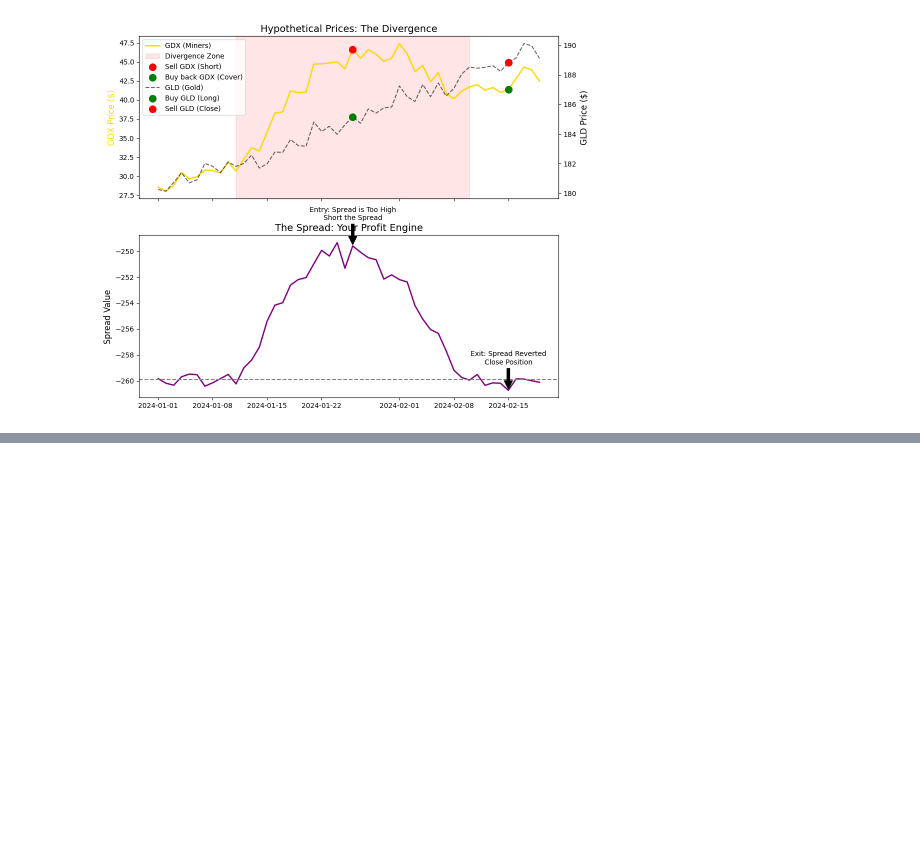
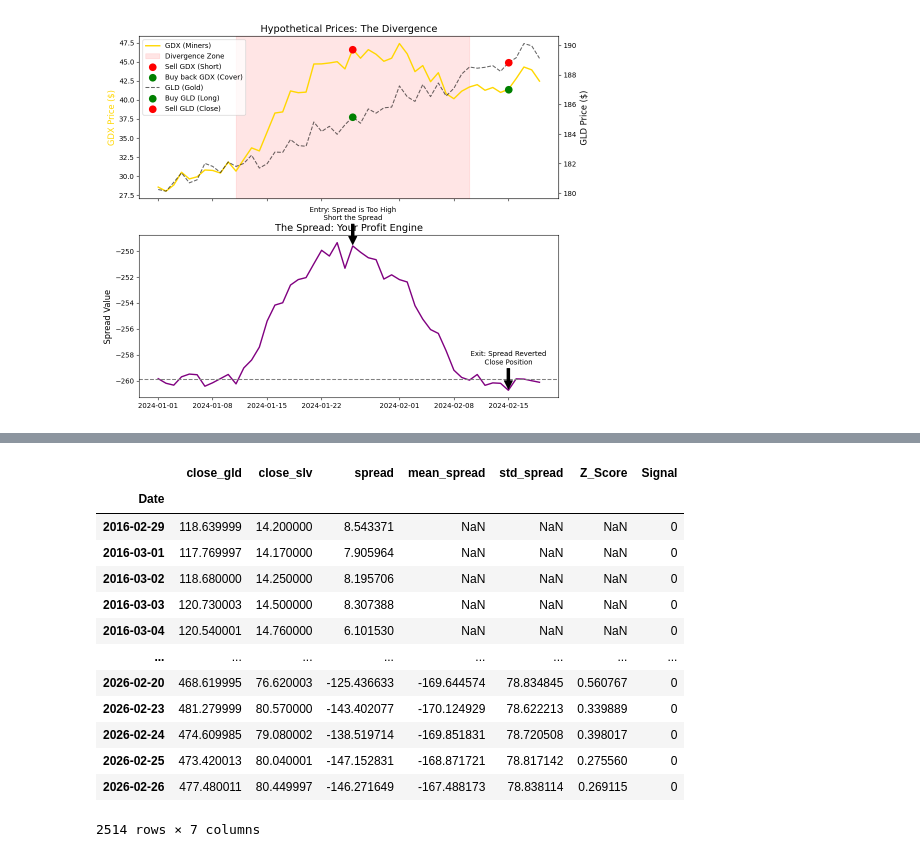
Before and after one commit to pearchew/learning_project, a Jupyter notebook: pairs_trading.ipynb, the cells around one changed output, grey strips where cells are left out. Drawn from its saved outputs; the diff is of its cells as text; code cells hidden in the pictures; blank space fills up the shorter version.

```diff
--- a/pairs_trading.ipynb
+++ b/pairs_trading.ipynb
@@ -98,0 +126,28 @@ hedge_ratio = model.params[0]
+# %%
+spread = pd.DataFrame({
+    'close_gld': data['Close']['GLD'],
+    'close_slv': data['Close']['SLV'],
+    'spread': data['Close']['GLD'] - hedge_ratio * data['Close']['SLV']
+})
+spread['mean_spread'] = spread['spread'].rolling(window = 30).mean()
+spread['std_spread'] = spread['spread'].rolling(window=30).std()
+spread['Z_Score'] = (spread['spread'] - spread['mean_spread']) / spread['std_spread']
+
+spread['Signal'] = np.where(spread['Z_Score'] < -2, 1, np.where(spread['Z_Score'] > 2, -1, 0))
+# %%
+spread
+# %% [output]
+|  | close_gld | close_slv | spread | mean_spread | std_spread | Z_Score | Signal |
+| Date |  |  |  |  |  |  |  |
+| 2016-02-29 | 118.639999 | 14.200000 | 8.543371 | NaN | NaN | NaN | 0 |
+| 2016-03-01 | 117.769997 | 14.170000 | 7.905964 | NaN | NaN | NaN | 0 |
+| 2016-03-02 | 118.680000 | 14.250000 | 8.195706 | NaN | NaN | NaN | 0 |
+| 2016-03-03 | 120.730003 | 14.500000 | 8.307388 | NaN | NaN | NaN | 0 |
+| 2016-03-04 | 120.540001 | 14.760000 | 6.101530 | NaN | NaN | NaN | 0 |
+| ... | ... | ... | ... | ... | ... | ... | ... |
+| 2026-02-20 | 468.619995 | 76.620003 | -125.436633 | -169.644574 | 78.834845 | 0.560767 | 0 |
+| 2026-02-23 | 481.279999 | 80.570000 | -143.402077 | -170.124929 | 78.622213 | 0.339889 | 0 |
+| 2026-02-24 | 474.609985 | 79.080002 | -138.519714 | -169.851831 | 78.720508 | 0.398017 | 0 |
+| 2026-02-25 | 473.420013 | 80.040001 | -147.152831 | -168.871721 | 78.817142 | 0.275560 | 0 |
+| 2026-02-26 | 477.480011 | 80.449997 | -146.271649 | -167.488173 | 78.838114 | 0.269115 | 0 |
+2514 rows × 7 columns
```
Also changed, not shown: parts of 6 cells of this notebook, 1 other file.
